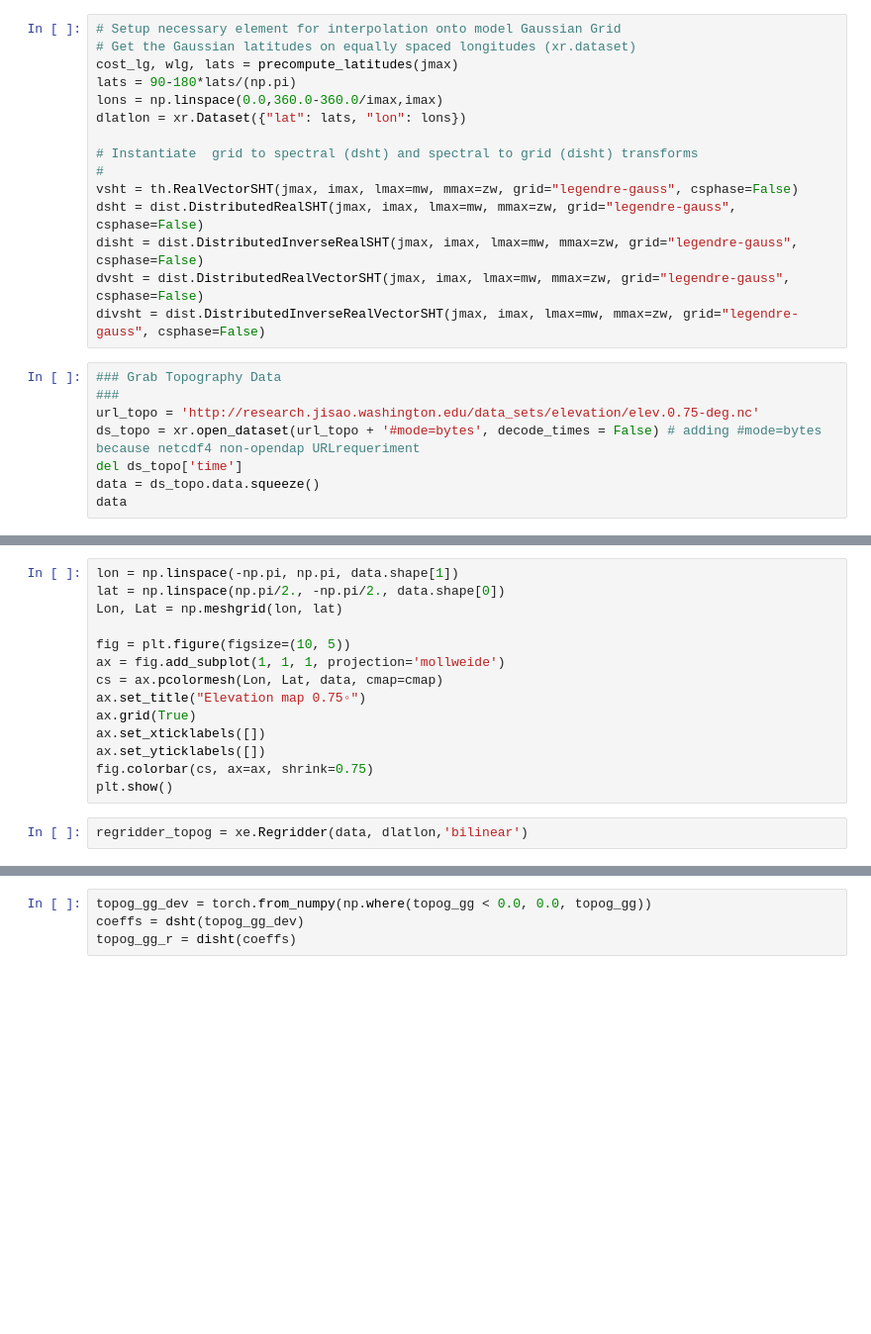
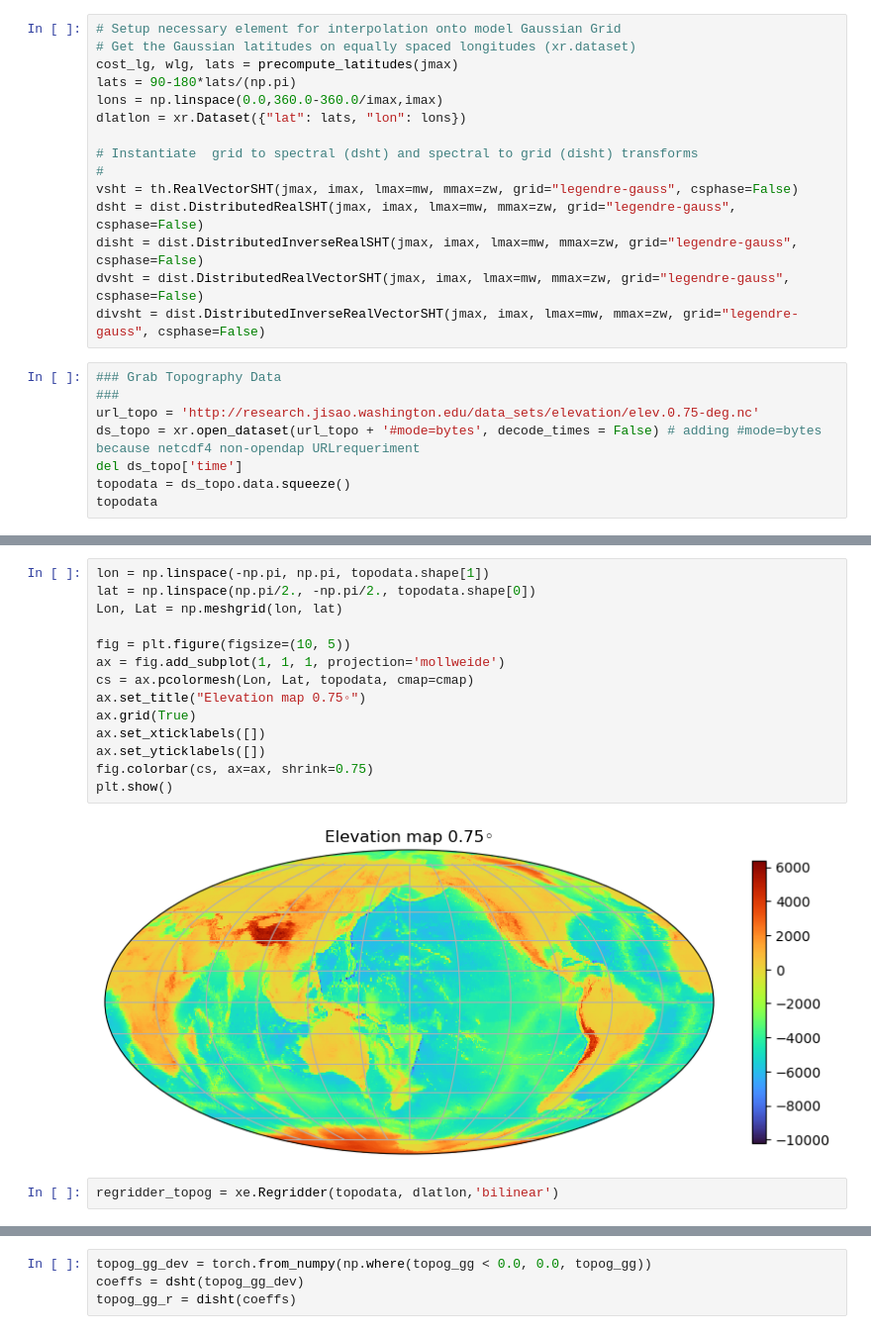
Before and after one commit to jsb288/Atmospheric-Teleconnection-Model, a Jupyter notebook: MultiThread_Model/preprocess.ipynb, the cells around one changed output, grey strips where cells are left out. Shown at 99% size. Saved outputs shown, nothing was run; the diff lists cells and outputs as text; blank space fills up the shorter version.

```diff
--- a/MultiThread_Model/preprocess.ipynb
+++ b/MultiThread_Model/preprocess.ipynb
@@ -93,5 +97,5 @@ divsht = dist.DistributedInverseRealVectorSHT(jmax, imax, lmax=mw, mmax=zw, grid
 url_topo = 'http://research.jisao.washington.edu/data_sets/elevation/elev.0.75-deg.nc'
 ds_topo = xr.open_dataset(url_topo + '#mode=bytes', decode_times = False) # adding #mode=bytes because netcdf4 non-opendap URLrequeriment
 del ds_topo['time']
-data = ds_topo.data.squeeze()
-data
+topodata = ds_topo.data.squeeze()
+topodata
@@ -98,17 +111,19 @@ data
 # %%
-lon = np.linspace(-np.pi, np.pi, data.shape[1])
-lat = np.linspace(np.pi/2., -np.pi/2., data.shape[0])
+lon = np.linspace(-np.pi, np.pi, topodata.shape[1])
+lat = np.linspace(np.pi/2., -np.pi/2., topodata.shape[0])
 Lon, Lat = np.meshgrid(lon, lat)
 
 fig = plt.figure(figsize=(10, 5))
 ax = fig.add_subplot(1, 1, 1, projection='mollweide')
-cs = ax.pcolormesh(Lon, Lat, data, cmap=cmap)
+cs = ax.pcolormesh(Lon, Lat, topodata, cmap=cmap)
 ax.set_title("Elevation map 0.75◦")
 ax.grid(True)
 ax.set_xticklabels([])
 ax.set_yticklabels([])
 fig.colorbar(cs, ax=ax, shrink=0.75)
 plt.show()
+# %% [output]
+[figure, added]
 # %%
-regridder_topog = xe.Regridder(data, dlatlon,'bilinear')
+regridder_topog = xe.Regridder(topodata, dlatlon,'bilinear')
 # %%
```
Also changed, not shown: parts of 39 cells of this notebook.
